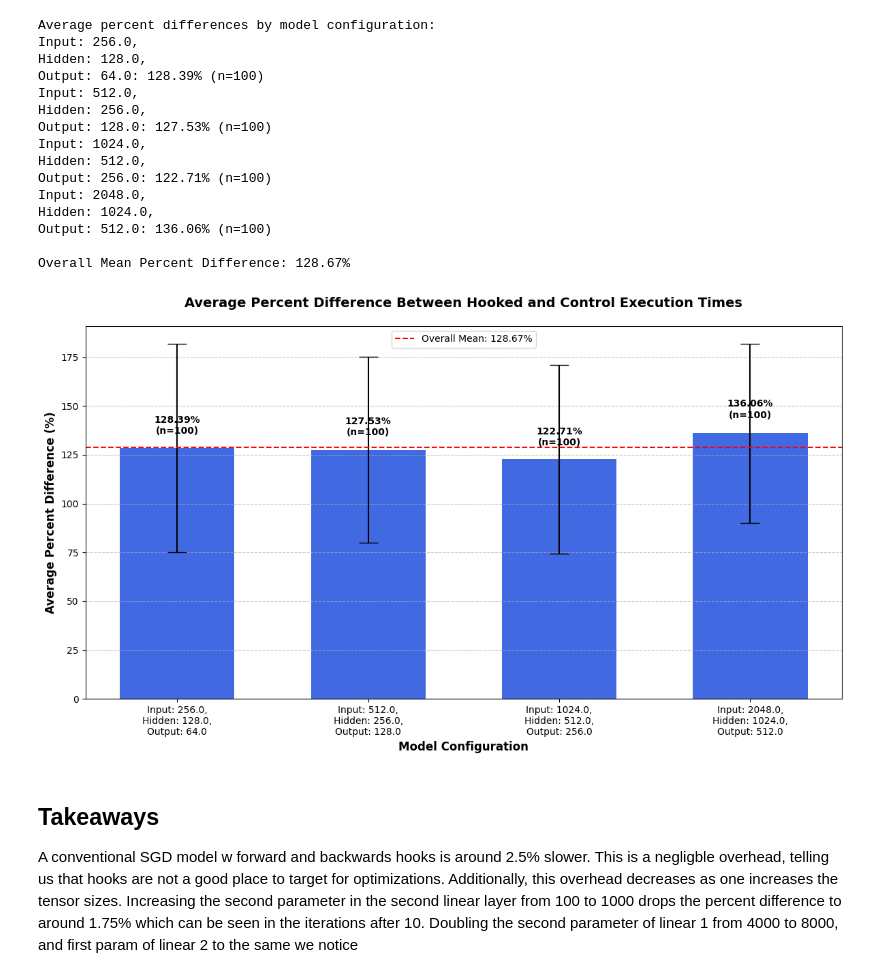
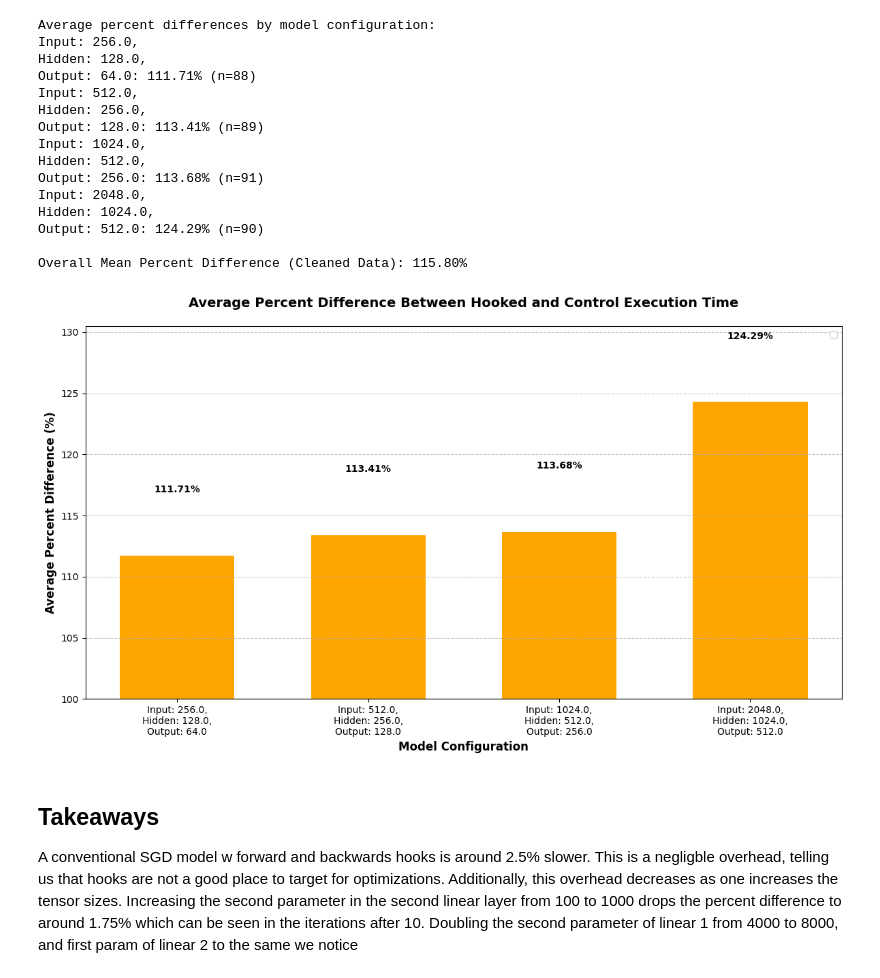
Before and after one commit to DanChigo/hookProf, a Jupyter notebook: HookProf.ipynb, the cells around one changed output. Cells and saved outputs as stored; diff of their text form; code cells hidden in the pictures.

Commit message:
More bar graph analysis

```diff
--- a/HookProf.ipynb
+++ b/HookProf.ipynb
@@ -45,77 +45,88 @@ df = pd.DataFrame({
     'percent_difference': percent_differences
 })
 
+# Identify and remove outliers using the IQR method
+Q1 = df['percent_difference'].quantile(0.25)
+Q3 = df['percent_difference'].quantile(0.75)
+IQR = Q3 - Q1
+lower_bound = Q1 - 1.5 * IQR
+upper_bound = Q3 + 1.5 * IQR
+
+# Filter out outliers
+cleaned_df = df[(df['percent_difference'] >= lower_bound) & (df['percent_difference'] <= upper_bound)]
+
 # Group by input, hidden, and output sizes
-grouped_df = df.groupby(['input_size', 'hidden_size', 'output_size']).agg({
+grouped_df_cleaned = cleaned_df.groupby(['input_size', 'hidden_size', 'output_size']).agg({
     'percent_difference': ['mean', 'std', 'count']
 })
 
 # Flatten the multi-index columns
-grouped_df.columns = ['mean_diff', 'std_diff', 'count']
-grouped_df = grouped_df.reset_index()
+grouped_df_cleaned.columns = ['mean_diff', 'std_diff', 'count']
+grouped_df_cleaned = grouped_df_cleaned.reset_index()
 
 # Create model configuration labels
-grouped_df['model_config'] = grouped_df.apply(
+grouped_df_cleaned['model_config'] = grouped_df_cleaned.apply(
     lambda row: f"Input: {row['input_size']},\nHidden: {row['hidden_size']},\nOutput: {row['output_size']}",
     axis=1
 )
 
-# Plot the grouped data
+# Plot the cleaned grouped data
 plt.figure(figsize=(12, 7))
-bars = plt.bar(grouped_df['model_config'], grouped_df['mean_diff'],
-        yerr=grouped_df['std_diff'], capsize=10, color='royalblue', width=0.6)
+bars = plt.bar(grouped_df_cleaned['model_config'], grouped_df_cleaned['mean_diff'], capsize=10, color='orange', width=0.6)
 
 # Add values on top of each bar
 for i, bar in enumerate(bars):
     height = bar.get_height()
     # Position text based on bar height to avoid overlap
-    y_pos = height + max(5, height * 0.05)
+    y_pos = height + .02
     plt.text(bar.get_x() + bar.get_width() / 2, y_pos,
-             f'{grouped_df["mean_diff"].iloc[i]:.2f}%\n(n={int(grouped_df["count"].iloc[i])})',
+             f'{grouped_df_cleaned["mean_diff"].iloc[i]:.2f}%',
              ha='center', va='bottom', fontweight='bold')
 
 plt.xlabel('Model Configuration', fontsize=12, fontweight='bold')
 plt.ylabel('Average Percent Difference (%)', fontsize=12, fontweight='bold')
-plt.title('Average Percent Difference Between Hooked and Control Execution Times',
+plt.title('Average Percent Difference Between Hooked and Control Execution Time',
           fontsize=14, fontweight='bold', pad=20)
 plt.grid(axis='y', linestyle='--', alpha=0.7)
 plt.xticks(fontsize=10)
 plt.yticks(fontsize=10)
 
+plt.ylim(100, None)
+
 # Add overall average line
-overall_mean = df['percent_difference'].mean()
-plt.axhline(y=overall_mean, color='red', linestyle='--',
-            label=f'Overall Mean: {overall_mean:.2f}%')
+overall_mean_cleaned = cleaned_df['percent_difference'].mean()
+#plt.axhline(y=overall_mean_cleaned, color='red', linestyle='--',
+            #label=f'Overall Mean (Cleaned): {overall_mean_cleaned:.2f}%')
 plt.legend()
 
 # Save plot
 plt.tight_layout()
-plt.savefig('average_percent_difference_plot.png')
+plt.savefig('average_percent_difference.png')
 
 # Show the average for each configuration
 print("Average percent differences by model configuration:")
-for i, row in grouped_df.iterrows():
+for i, row in grouped_df_cleaned.iterrows():
     print(f"{row['model_config']}: {row['mean_diff']:.2f}% (n={int(row['count'])})")
 
 # Print the overall mean
-print(f"\nOverall Mean Percent Difference: {overall_mean:.2f}%")
+print(f"\nOverall Mean Percent Difference (Cleaned Data): {overall_mean_cleaned:.2f}%")
 # %% [output]
 Average percent differences by model configuration:
 Input: 256.0,
 Hidden: 128.0,
-Output: 64.0: 128.39% (n=100)
+Output: 64.0: 111.71% (n=88)
 Input: 512.0,
 Hidden: 256.0,
-Output: 128.0: 127.53% (n=100)
+Output: 128.0: 113.41% (n=89)
 Input: 1024.0,
 Hidden: 512.0,
-Output: 256.0: 122.71% (n=100)
+Output: 256.0: 113.68% (n=91)
 Input: 2048.0,
 Hidden: 1024.0,
-Output: 512.0: 136.06% (n=100)
+Output: 512.0: 124.29% (n=90)
 
-Overall Mean Percent Difference: 128.67%
+Overall Mean Percent Difference (Cleaned Data): 115.80%
-[figure, old version]
+[figure, new version]
 # %% [markdown]
 ## Takeaways
 A conventional SGD model w forward and backwards hooks is around 2.5% slower. This is a negligble overhead, telling us that hooks are not a good place to target for optimizations. Additionally, this overhead decreases as one increases the tensor sizes. Increasing the second parameter in the second linear layer from 100 to 1000 drops the percent difference to around 1.75% which can be seen in the iterations after 10. Doubling the second parameter of linear 1 from 4000 to 8000, and first param of linear 2 to the same we notice
```
Also changed, not shown: 3 other files.
